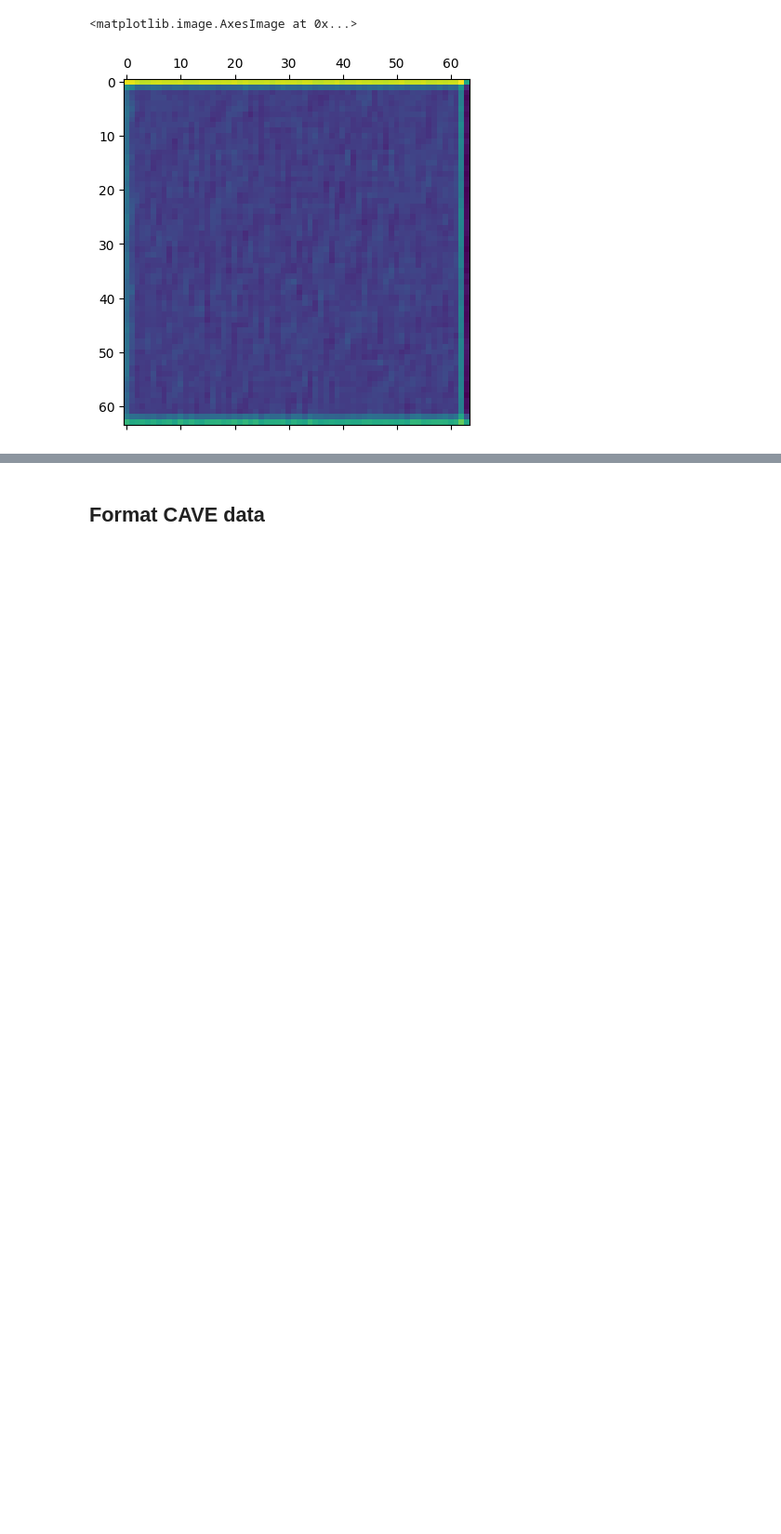
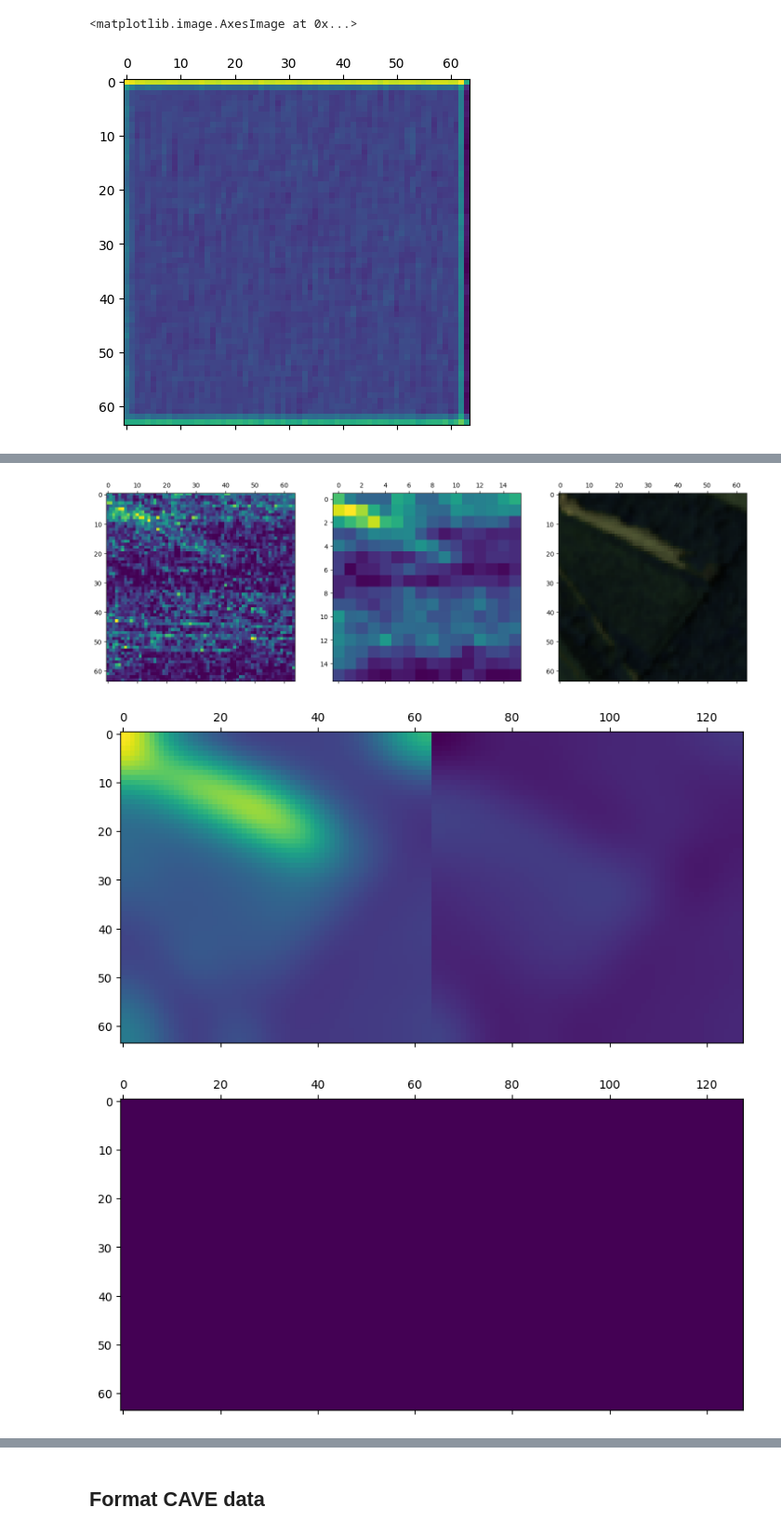
Before and after one commit to jtreguer/HSR-KAN, a Jupyter notebook: KAN_testing.ipynb, the cells around one changed output, grey strips where cells are left out. Shown at 93% size. Saved outputs shown, nothing was run; the diff lists cells and outputs as text; code cells hidden in the pictures; blank space fills up the shorter version.

Commit message:
Chikusei processing towards KAN training

```diff
--- a/KAN_testing.ipynb
+++ b/KAN_testing.ipynb
@@ -154,0 +298,46 @@ AttributeError: 'numpy.ndarray' object has no attribute 'detach'
+# %%
+# Pick a Chikusei sample 64x64
+x, y = 1500, 1500
+res = 64
+scale = 4
+subres = res/scale
+gt_chikusei = hyperspectral_data[:,x:x+64,y:y+64]
+
+# Degrade spatial resolution
+gt_chikusei = rearrange(gt_chikusei,'c h w -> h w c')
+gt_chikusei.shape
+
+degradation_method = 1
+
+match degradation_method:
+    case 1:
+        lr_hs_chikusei = resize(gt_chikusei, (16, 16, gt_chikusei.shape[-1]), anti_aliasing=True)
+    case 2:
+        print("toto")
+        #downsampled_image = blurred_image[::2, ::2]
+    case _:
+        print("No image degradation passed")
+
+
+fig, (ax1, ax2, ax3) = plt.subplots(1, 3)
+fig.set_size_inches(18,6)
+ax1.matshow(gt_chikusei[:,:,0])
+ax2.matshow(lr_hs_chikusei[:,:,0])
+ax3.matshow(image_to_plot[x:x+64,y:y+64,:])
+plt.show()
+
+# Approach 1
+blurred_gt = gaussian_filter(image_to_plot[x:x+64,y:y+64,:],sigma=5, axes=(0,1))
+plt.matshow(np.concat([blurred_gt[:,:,0],blurred_gt[:,:,1]-blurred_gt[:,:,0]],axis=1))
+plt.show()
+
+# Approach 2
+blurred_gt2 = np.zeros((64,64,3))
+for i in range(3):
+    blurred_gt2[:,:,i] = gaussian_filter(image_to_plot[x:x+64,y:y+64,i],sigma=5)
+plt.matshow(np.concat([blurred_gt2[:,:,0]-blurred_gt[:,:,0],blurred_gt2[:,:,1]-blurred_gt[:,:,1]],axis=1))
+plt.show()
+# %% [output]
+[figure, added]
+[figure, added]
+[figure, added]
```
Also changed, not shown: parts of 25 cells of this notebook, 2 other files.
